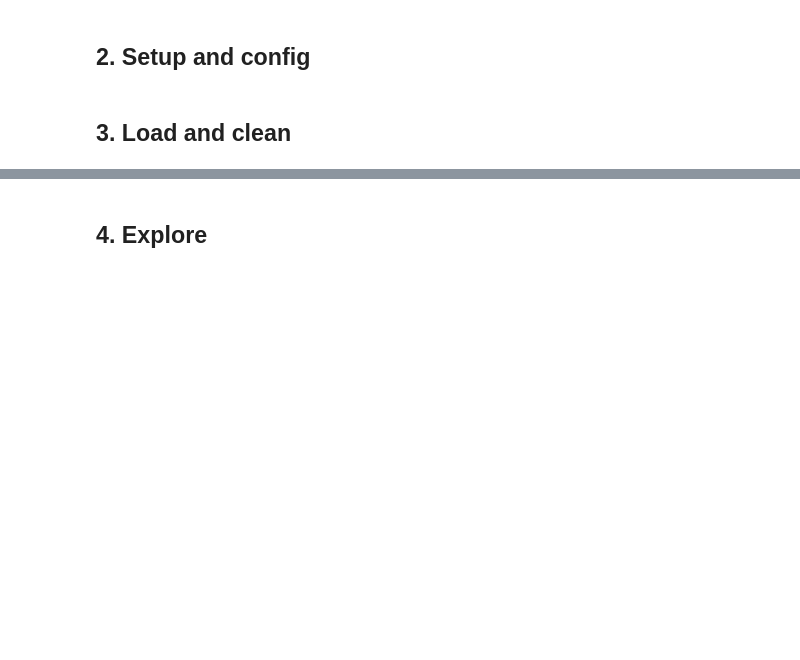
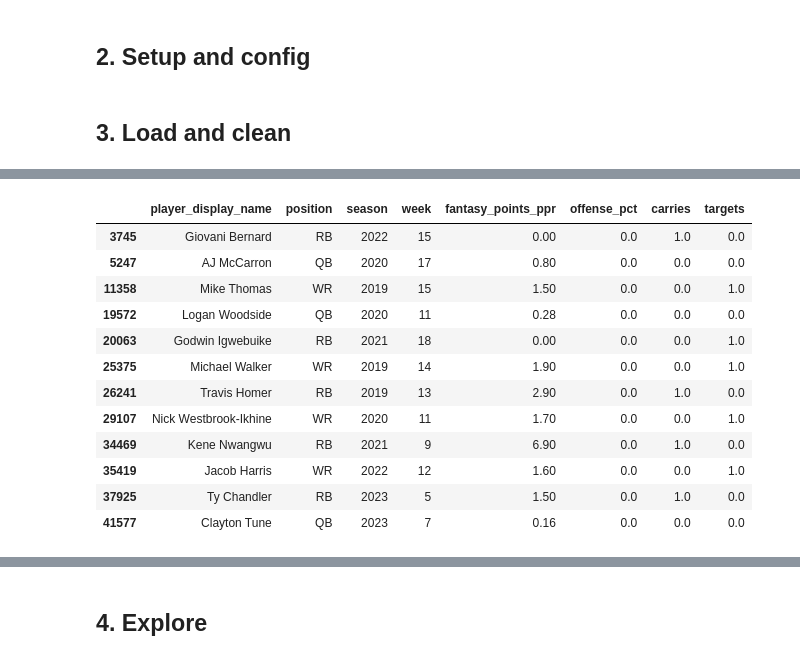
Before and after one commit to HashaRock/CS363M_FFBall_Project, a Jupyter notebook: fantasy_football_rankings.ipynb, the cells around one changed output, grey strips where cells are left out. Drawn from its saved outputs; the diff is of its cells as text; code cells hidden in the pictures; blank space fills up the shorter version.

Commit message:
Load, join, and clean the weekly player data

```diff
--- a/fantasy_football_rankings.ipynb
+++ b/fantasy_football_rankings.ipynb
@@ -45,0 +94,20 @@ np.random.seed(SEED)
+# %%
+TEAM_FIXES = {"OAK": "LV", "JAC": "JAX", "LAR": "LA", "STL": "LA", "SD": "LAC", "FA": None, "": None}
+
+
+def fix_team(codes):
+    return codes.replace(TEAM_FIXES)
+
+
+def id_map(pairs, from_col):
+    """One gsis_id per foreign ID; drop foreign IDs that point to more than one player."""
+    pairs = pairs.dropna().drop_duplicates()
+    pairs = pairs[~pairs[from_col].duplicated(keep=False)]
+    return pairs.set_index(from_col)["gsis_id"]
+
+
+ids = raw["ids"].assign(fantasypros_id=lambda d: d["fantasypros_id"].astype("Int64").astype("string"))  # stored as float
+rosters = raw["rosters"]
+pfr_to_gsis = id_map(pd.concat([rosters[["pfr_id", "gsis_id"]], ids[["pfr_id", "gsis_id"]]]), "pfr_id")
+fp_to_gsis = id_map(ids[["fantasypros_id", "gsis_id"]], "fantasypros_id")
+print(f"PFR IDs mapped: {len(pfr_to_gsis):,}   FantasyPros IDs mapped: {len(fp_to_gsis):,}")
@@ -45,0 +215,50 @@ np.random.seed(SEED)
+# %%
+def rebuild_ppr(g):
+    f = g.select_dtypes("number").fillna(0)
+    return (0.04 * f["passing_yards"] + 4 * f["passing_tds"] - 2 * f["passing_interceptions"]
+            + 0.1 * (f["rushing_yards"] + f["receiving_yards"]) + 6 * (f["rushing_tds"] + f["receiving_tds"])
+            + f["receptions"] + 2 * (f["passing_2pt_conversions"] + f["rushing_2pt_conversions"] + f["receiving_2pt_conversions"])
+            - 2 * (f["sack_fumbles_lost"] + f["rushing_fumbles_lost"] + f["receiving_fumbles_lost"])
+            + 6 * f["special_teams_tds"])
+
+
+def opportunities(g):
+    return g["attempts"].fillna(0) + g["carries"].fillna(0) + g["targets"].fillna(0)
+
+
+def rule_flags(g):
+    return pd.DataFrame({
+        "points_mismatch": (rebuild_ppr(g) - g[TARGET]).abs() > 0.5,
+        "receptions_gt_targets": g["receptions"].fillna(0) > g["targets"].fillna(0),
+        "touches_no_snaps": g["offense_snaps"].eq(0) & opportunities(g).gt(0),
+    }, index=g.index)
+
+
+def cross_source_gap(g):
+    """Box-score points minus play-by-play points, after known scoring-rule differences."""
+    gap = g[TARGET] - 6 * g["special_teams_tds"].fillna(0) - g["pbp_points"]
+    scoring_rule = (gap / 2 - (gap / 2).round()).abs() < 0.01
+    return gap.where(~scoring_rule, 0.0)
+
+
+def isolation_flags(g):
+    from sklearn.ensemble import IsolationForest
+    X = pd.DataFrame({"points": g[TARGET], "snap_pct": g["offense_pct"].fillna(0), "opportunities": opportunities(g)})
+    model = IsolationForest(contamination=0.01, random_state=SEED).fit(X)
+    return pd.Series(model.predict(X) == -1, index=g.index)
+
+
+rules = rule_flags(player_games)
+player_games["data_error"] = rules.any(axis=1)
+player_games["isolation_outlier"] = isolation_flags(player_games)
+gap = cross_source_gap(player_games).dropna()
+
+display(rules.sum().rename("rows flagged").to_frame())
+print(f"Cross-source: {(gap.abs() <= 1).mean():.2%} of {len(gap):,} games agree within 1 point; "
+      f"{(gap.abs() > 1).sum()} differ by more than 1, {(gap.abs() > 5).sum()} by more than 5.")
+display(pd.crosstab(player_games["isolation_outlier"], player_games["data_error"],
+                    rownames=["isolation outlier"], colnames=["data error"]))
+show = ["player_display_name", "position", "season", "week", TARGET, "offense_pct", "carries", "targets"]
+display(player_games[player_games["isolation_outlier"]].nlargest(5, TARGET)[show])
+display(player_games[player_games["data_error"]][show])
+# %% [output]
@@ -45,0 +280,13 @@ np.random.seed(SEED)
+|  | player_display_name | position | season | week | fantasy_points_ppr | offense_pct | carries | targets |
+| 3745 | Giovani Bernard | RB | 2022 | 15 | 0.00 | 0.0 | 1.0 | 0.0 |
+| 5247 | AJ McCarron | QB | 2020 | 17 | 0.80 | 0.0 | 0.0 | 0.0 |
+| 11358 | Mike Thomas | WR | 2019 | 15 | 1.50 | 0.0 | 0.0 | 1.0 |
+| 19572 | Logan Woodside | QB | 2020 | 11 | 0.28 | 0.0 | 0.0 | 0.0 |
+| 20063 | Godwin Igwebuike | RB | 2021 | 18 | 0.00 | 0.0 | 0.0 | 1.0 |
+| 25375 | Michael Walker | WR | 2019 | 14 | 1.90 | 0.0 | 0.0 | 1.0 |
+| 26241 | Travis Homer | RB | 2019 | 13 | 2.90 | 0.0 | 1.0 | 0.0 |
+| 29107 | Nick Westbrook-Ikhine | WR | 2020 | 11 | 1.70 | 0.0 | 0.0 | 1.0 |
+| 34469 | Kene Nwangwu | RB | 2021 | 9 | 6.90 | 0.0 | 1.0 | 0.0 |
+| 35419 | Jacob Harris | WR | 2022 | 12 | 1.60 | 0.0 | 0.0 | 1.0 |
+| 37925 | Ty Chandler | RB | 2023 | 5 | 1.50 | 0.0 | 1.0 | 0.0 |
+| 41577 | Clayton Tune | QB | 2023 | 7 | 0.16 | 0.0 | 0.0 | 0.0 |
```
Also changed, not shown: parts of 24 cells of this notebook, 1 other file.
